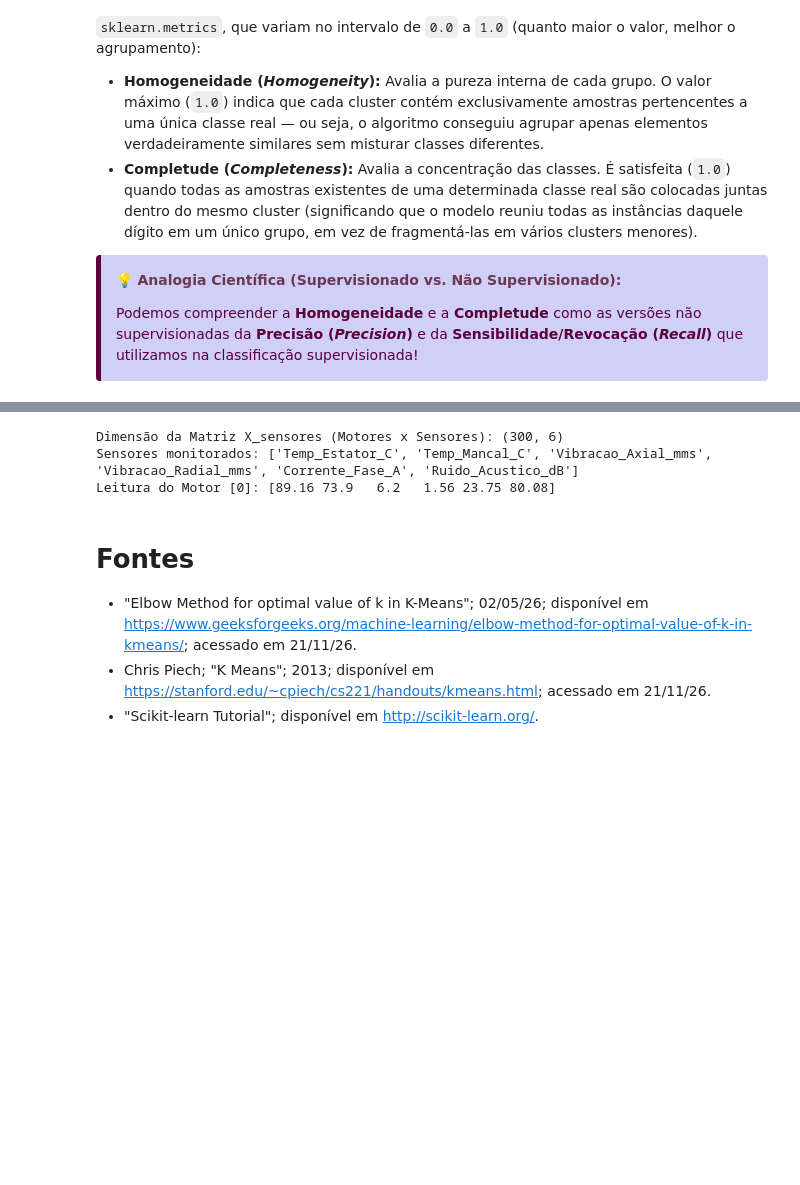
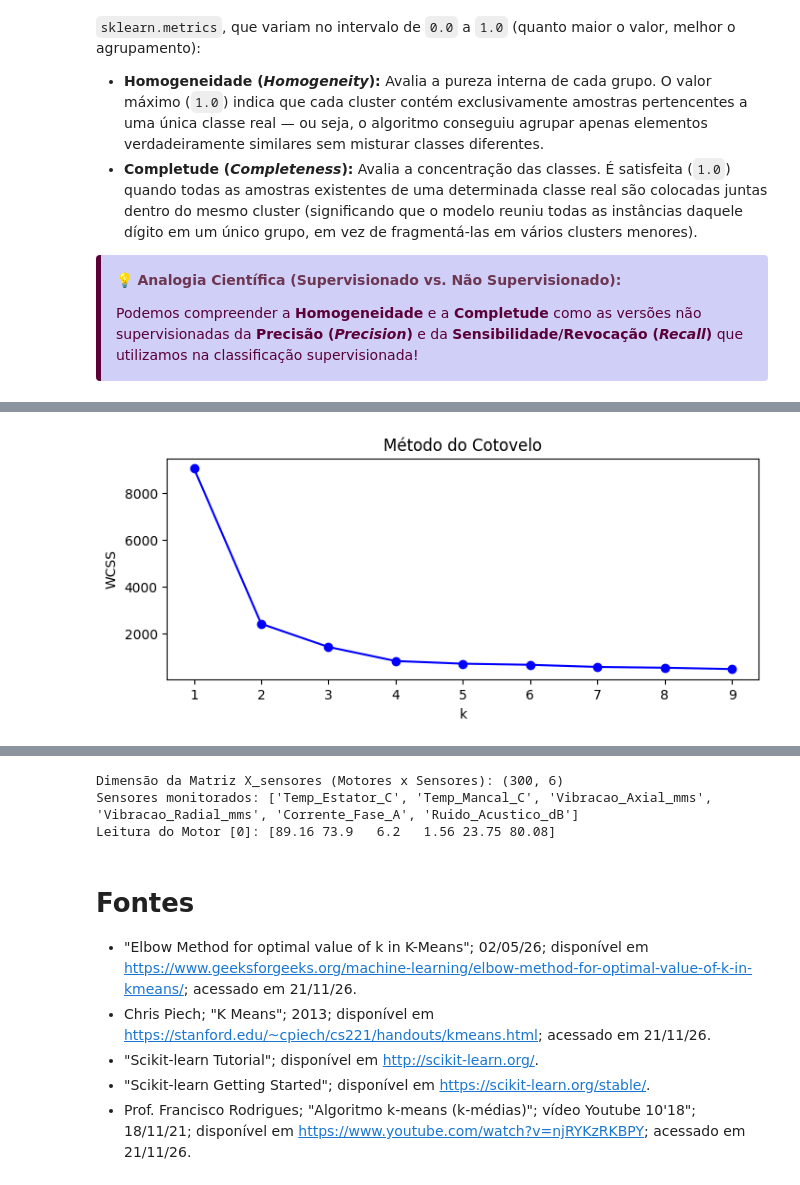
Before and after one commit to kaw19/prjens_26-2, a Jupyter notebook: Aula_6/aprendizado_não_supervisionado_2.ipynb, the cells around one changed output, grey strips where cells are left out. Drawn from its saved outputs; the diff is of its cells as text; code cells hidden in the pictures; blank space fills up the shorter version.

```diff
--- a/Aula_6/aprendizado_não_supervisionado_2.ipynb
+++ b/Aula_6/aprendizado_não_supervisionado_2.ipynb
@@ -439,3 +506,16 @@ Vimos os principais métodos de **Aprendizado Não Supervisionado** e o seu pape
+# %%
+WCSS = []
+K = range(1,10)
+for k in K:
+    kmeans = KMeans(n_clusters=k)
+    kmeans.fit(X)
+    WCSS.append(kmeans.inertia_)
+
+plt.figure(figsize=(8,3))
+plt.plot(K, WCSS, '-bo'); plt.xlabel('k'); plt.ylabel('WCSS'); plt.title('Método do Cotovelo')
+plt.show()
+# %% [output]
+[figure, added]
 # %% [markdown]
 # Exercício: Monitoramento Industrial Não Supervisionado com PCA e K-Means
 ## Contextualização do Problema
@@ -533,3 +615,5 @@ Leitura do Motor [0]: [89.16 73.9   6.2   1.56 23.75 80.08]
 * "Elbow Method for optimal value of k in K-Means"; 02/05/26; disponível em https://www.geeksforgeeks.org/machine-learning/elbow-method-for-optimal-value-of-k-in-kmeans/; acessado em 21/11/26.
 * Chris Piech; "K Means"; 2013; disponível em https://stanford.edu/~cpiech/cs221/handouts/kmeans.html; acessado em 21/11/26.
 * "Scikit-learn Tutorial"; disponível em http://scikit-learn.org/.
+* "Scikit-learn Getting Started"; disponível em https://scikit-learn.org/stable/.
+* Prof. Francisco Rodrigues; "Algoritmo k-means (k-médias)"; vídeo Youtube 10'18"; 18/11/21; disponível em https://www.youtube.com/watch?v=njRYKzRKBPY; acessado em 21/11/26.
```
Also changed, not shown: parts of 7 cells of this notebook, 3 other files.
